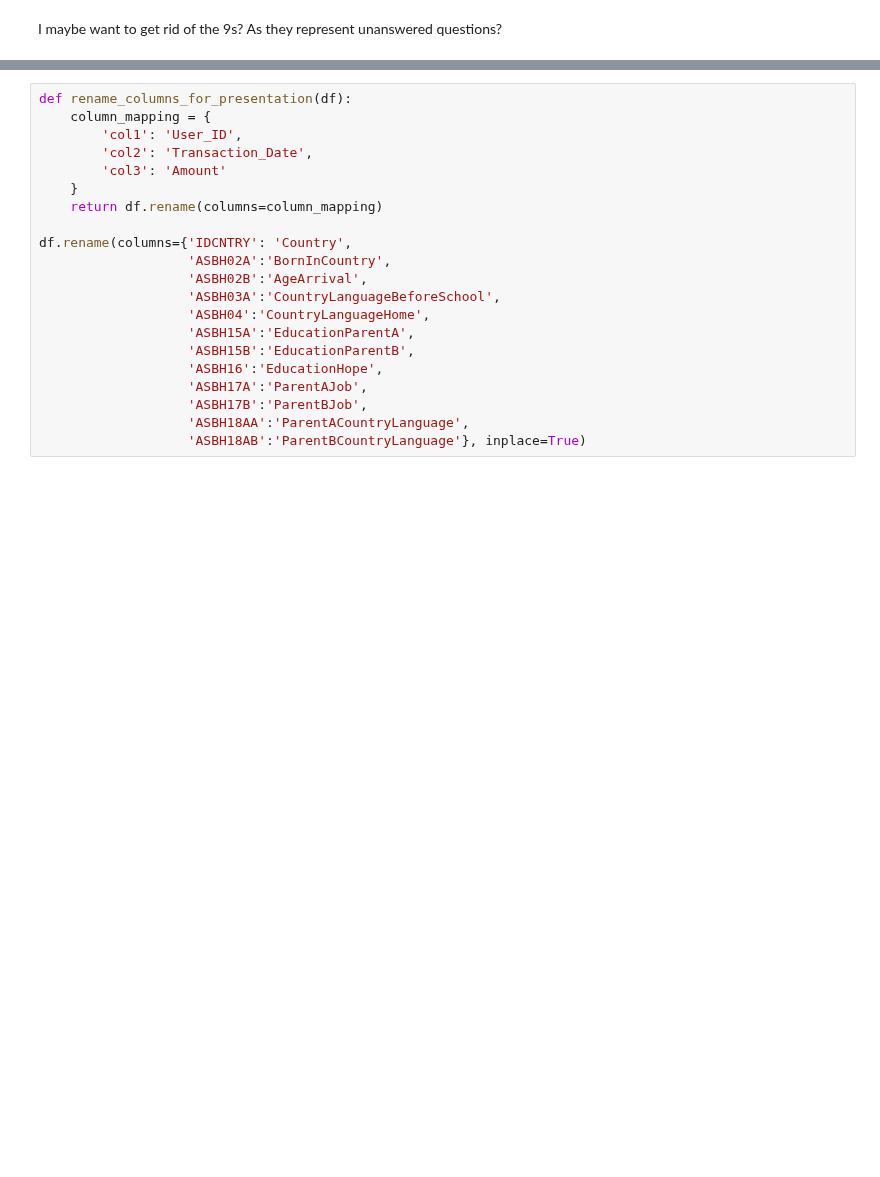
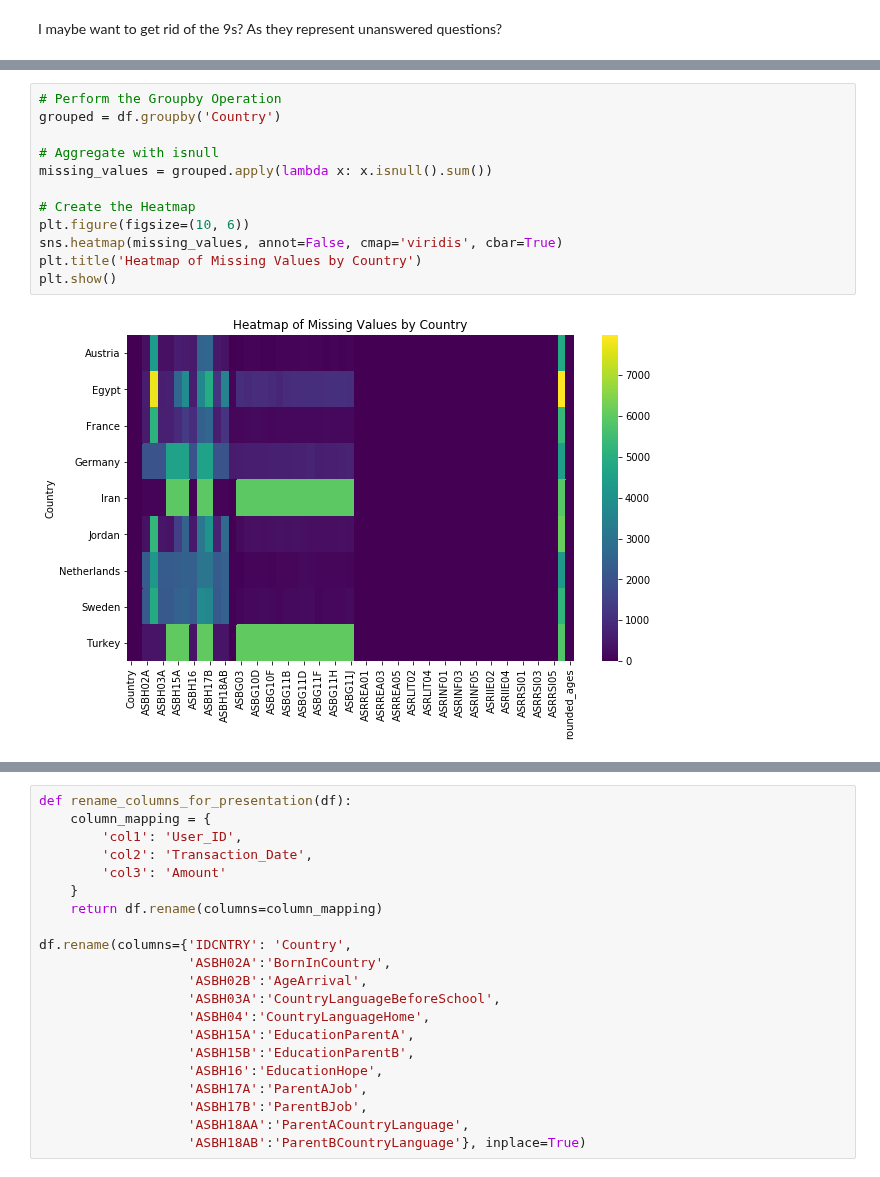
Before and after one commit to SophieESpencer/Comparison, a Jupyter notebook: Practice Analysis.ipynb, the cells around one changed output, grey strips where cells are left out. Drawn from its saved outputs; the diff is of its cells as text; blank space fills up the shorter version.

```diff
--- a/Practice Analysis.ipynb
+++ b/Practice Analysis.ipynb
@@ -173,0 +214,14 @@ sns.heatmap(df.isnull(),cbar=False)
+# %%
+# Perform the Groupby Operation
+grouped = df.groupby('Country')
+
+# Aggregate with isnull
+missing_values = grouped.apply(lambda x: x.isnull().sum())
+
+# Create the Heatmap
+plt.figure(figsize=(10, 6))
+sns.heatmap(missing_values, annot=False, cmap='viridis', cbar=True)
+plt.title('Heatmap of Missing Values by Country')
+plt.show()
+# %% [output]
+[figure, added]
```
Also changed, not shown: parts of 14 cells of this notebook, 2 other files.
